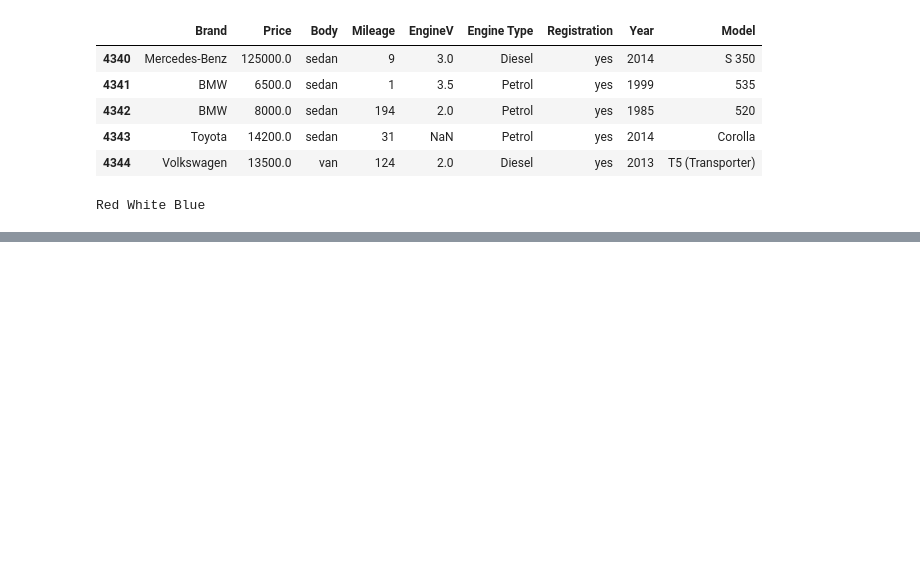
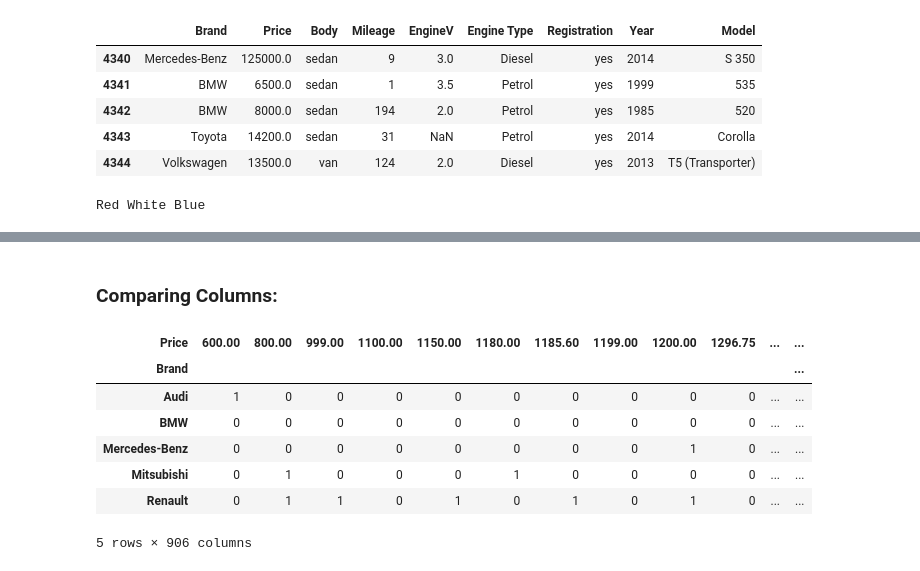
Before and after one commit to MainulDip/AiMlStudy, a Jupyter notebook: apps/1-pandas/1-Pandas-Intro.ipynb, the cells around one changed output, grey strips where cells are left out. Saved outputs shown, nothing was run; the diff lists cells and outputs as text; code cells hidden in the pictures; blank space fills up the shorter version.

```diff
--- a/apps/1-pandas/1-Pandas-Intro.ipynb
+++ b/apps/1-pandas/1-Pandas-Intro.ipynb
@@ -134,0 +191,13 @@ Red White Blue
+# %% [markdown]
+ ### Comparing Columns:
+# %%
+pd.crosstab(car_sales["Brand"], car_sales["Price"]).head()
+# %% [output]
+| Price | 600.00 | 800.00 | 999.00 | 1100.00 | 1150.00 | 1180.00 | 1185.60 | 1199.00 | 1200.00 | 1296.75 | ... | ... |
+| Brand |  |  |  |  |  |  |  |  |  |  |  | ... |
+| Audi | 1 | 0 | 0 | 0 | 0 | 0 | 0 | 0 | 0 | 0 | ... | ... |
+| BMW | 0 | 0 | 0 | 0 | 0 | 0 | 0 | 0 | 0 | 0 | ... | ... |
+| Mercedes-Benz | 0 | 0 | 0 | 0 | 0 | 0 | 0 | 0 | 1 | 0 | ... | ... |
+| Mitsubishi | 0 | 1 | 0 | 0 | 0 | 1 | 0 | 0 | 0 | 0 | ... | ... |
+| Renault | 0 | 1 | 1 | 0 | 1 | 0 | 1 | 0 | 1 | 0 | ... | ... |
+5 rows × 906 columns
```
Also changed, not shown: parts of 12 cells of this notebook, 3 other files.
